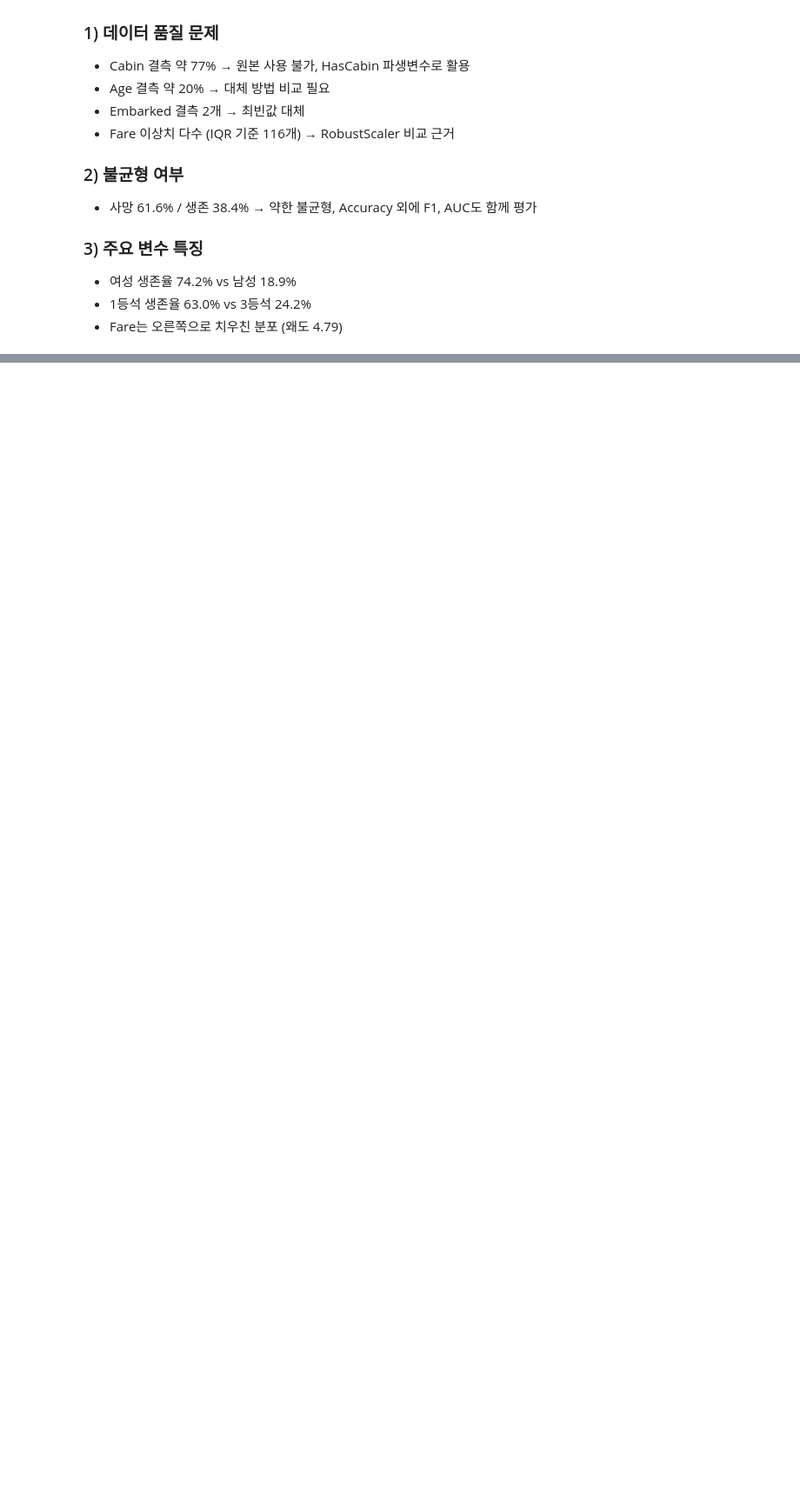
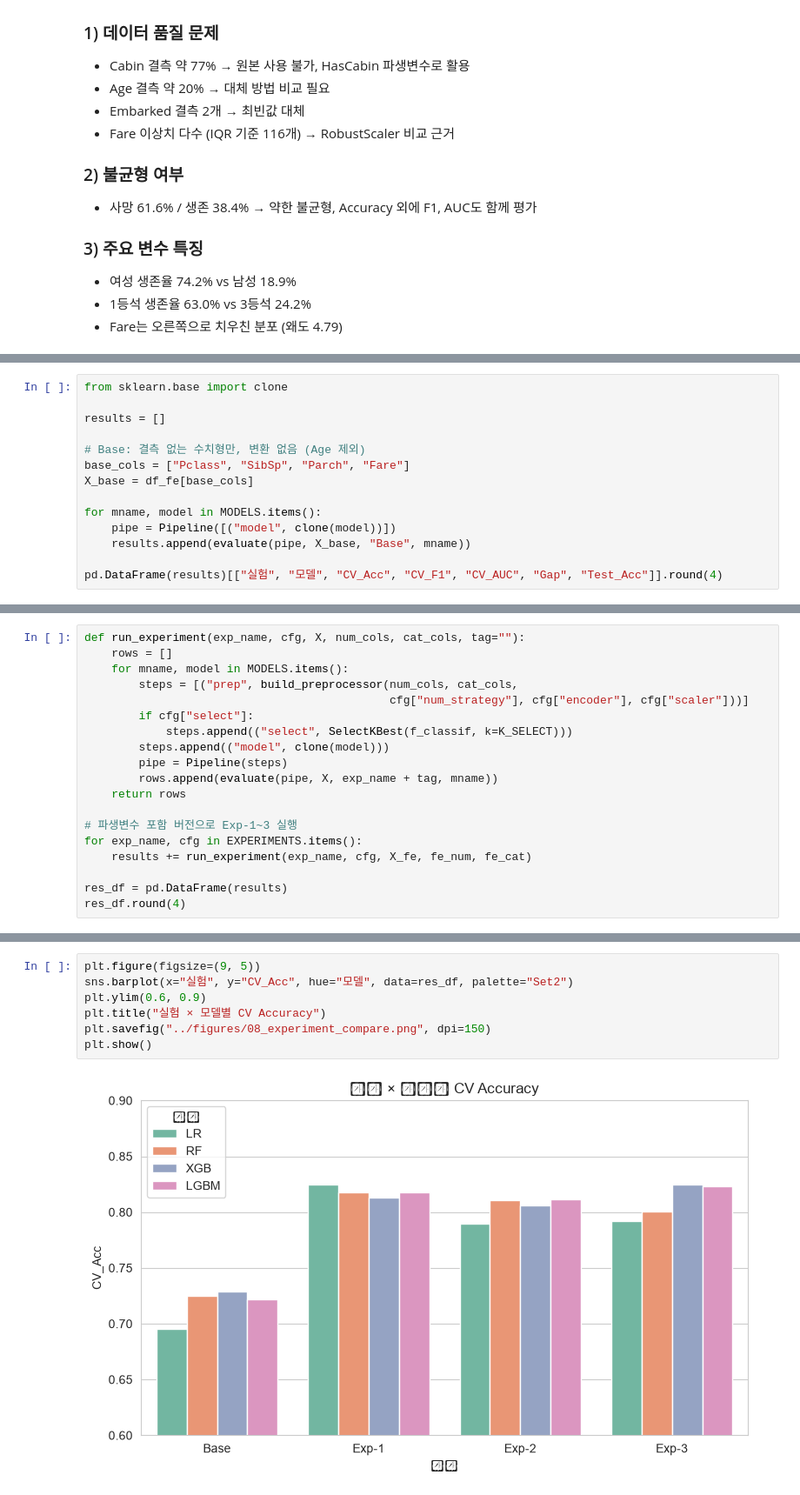
Before and after one commit to pckdou/Titanic, a Jupyter notebook: notebooks/titanic_fe.ipynb, the cells around one changed output, grey strips where cells are left out. Shown at 87% size. Cells and saved outputs as stored; diff of their text form; blank space fills up the shorter version.

Commit message:
feat: STEP03 파생변수, 전처리 비교 실험, 결과표 저장, 마크다운 해석 추가

```diff
--- a/notebooks/titanic_fe.ipynb
+++ b/notebooks/titanic_fe.ipynb
@@ -201,0 +407,14 @@ Name: Survived, dtype: float64
+# %%
+from sklearn.base import clone
+
+results = []
+
+# Base: 결측 없는 수치형만, 변환 없음 (Age 제외)
+base_cols = ["Pclass", "SibSp", "Parch", "Fare"]
+X_base = df_fe[base_cols]
+
+for mname, model in MODELS.items():
+    pipe = Pipeline([("model", clone(model))])
+    results.append(evaluate(pipe, X_base, "Base", mname))
+
+pd.DataFrame(results)[["실험", "모델", "CV_Acc", "CV_F1", "CV_AUC", "Gap", "Test_Acc"]].round(4)
@@ -201,0 +427,19 @@ Name: Survived, dtype: float64
+# %%
+def run_experiment(exp_name, cfg, X, num_cols, cat_cols, tag=""):
+    rows = []
+    for mname, model in MODELS.items():
+        steps = [("prep", build_preprocessor(num_cols, cat_cols,
+                                             cfg["num_strategy"], cfg["encoder"], cfg["scaler"]))]
+        if cfg["select"]:
+            steps.append(("select", SelectKBest(f_classif, k=K_SELECT)))
+        steps.append(("model", clone(model)))
+        pipe = Pipeline(steps)
+        rows.append(evaluate(pipe, X, exp_name + tag, mname))
+    return rows
+
+# 파생변수 포함 버전으로 Exp-1~3 실행
+for exp_name, cfg in EXPERIMENTS.items():
+    results += run_experiment(exp_name, cfg, X_fe, fe_num, fe_cat)
+
+res_df = pd.DataFrame(results)
+res_df.round(4)
@@ -201,0 +487,9 @@ Name: Survived, dtype: float64
+# %%
+plt.figure(figsize=(9, 5))
+sns.barplot(x="실험", y="CV_Acc", hue="모델", data=res_df, palette="Set2")
+plt.ylim(0.6, 0.9)
+plt.title("실험 × 모델별 CV Accuracy")
+plt.savefig("../figures/08_experiment_compare.png", dpi=150)
+plt.show()
+# %% [output]
+[figure, added]
```
Also changed, not shown: parts of 16 cells of this notebook, 4 other files.
